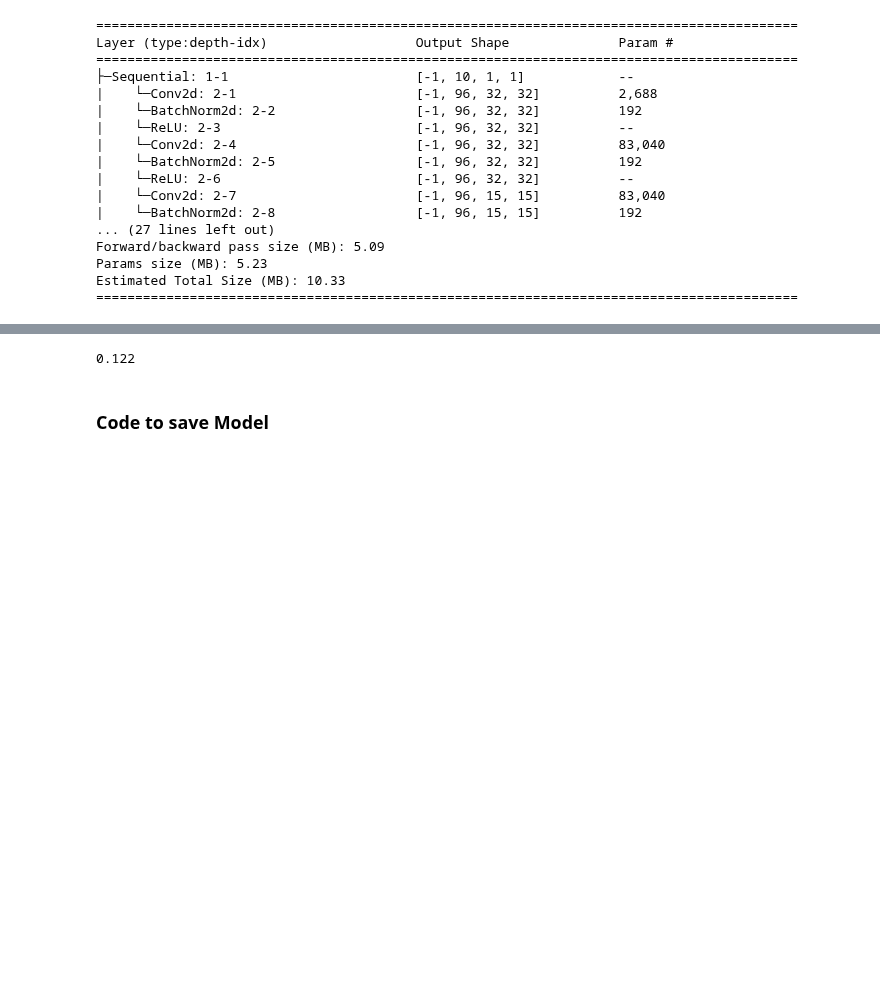
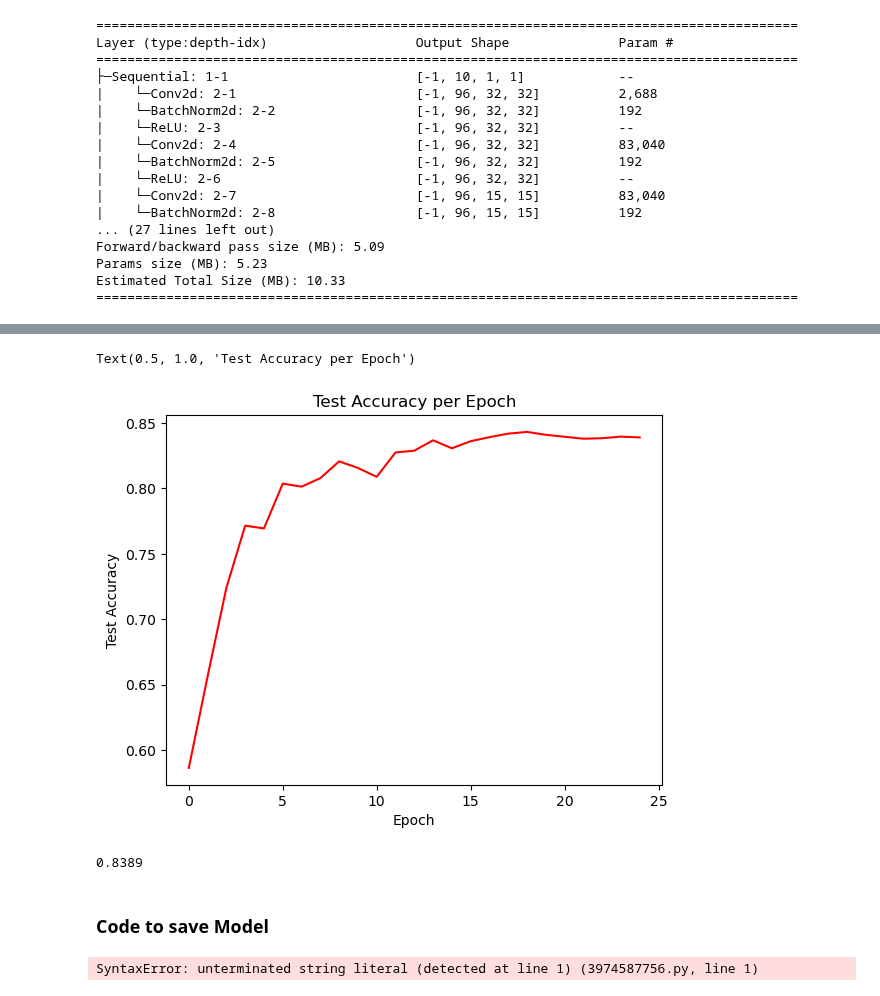
Before and after one commit to MARCI-UTK/EDS4AI, a Jupyter notebook: CNN.ipynb, the cells around one changed output, grey strips where cells are left out. Saved outputs shown, nothing was run; the diff lists cells and outputs as text; code cells hidden in the pictures; blank space fills up the shorter version.

Commit message:
ran trial 11

```diff
--- a/CNN.ipynb
+++ b/CNN.ipynb
@@ -311,3 +346,12 @@ Text(0, 0.5, 'Avg Cross Entropy Loss')
+# %%
+dic2 = {'Test Accuracy':test_accuracy_list, 'Epoch':epoch_range_list}
+df2 = pd.DataFrame(data=dic2)
+
+p2 = sns.lineplot(data=df2, x='Epoch', y='Test Accuracy', color='red')
+p2.set_title('Test Accuracy per Epoch')
+# %% [output]
+Text(0.5, 1.0, 'Test Accuracy per Epoch')
+[figure, added]
 # %%
 test_single_image = False
 
@@ -334,34 +376,13 @@ if (test_single_image == True):
 #from torchviz import make_dot, make_dot_from_trace
 #make_dot(model_output.mean(), params=dict(model.named_parameters()))
-# %%
-
-
-
-def calculate_accuracy(model, testloader):
-    running_samples_total = 0
-    correct_predictions_total = 0
-
-    for indx, data in enumerate(testloader):
-        inputs, labels = data
-        prediction = model(inputs)
-        _, tensor_index = torch.max(prediction, dim=1)
-
-
-        correct_predictions_total += (len(labels[labels==tensor_index]))
-        running_samples_total += prediction.shape[0]
-
-        #if (indx >= 2):
-        #    break
-
-    #print (correct_predictions_total)
-    #print(f"#Samples: {running_samples_total}     #Correct Predctions: {correct_predictions_total}      Accuracy:{correct_predictions_total/running_samples_total}")
-
-    return correct_predictions_total/running_samples_total
-
-calculate_accuracy(model, testloader)
-# %% [output]
-0.122
+# %%
+
+calculate_accuracy(model, testloader)
+# %% [output]
+0.8389
 # %% [markdown]
 ### Code to save Model
 # %%
-torch.save(model.state_dict(), "model_weights_trial9")
+torch.save(model.state_dict(), "model_weights_trial11)
+# %% [output]
+SyntaxError: unterminated string literal (detected at line 1) (3974587756.py, line 1)
```
Also changed, not shown: parts of 8 cells of this notebook.
